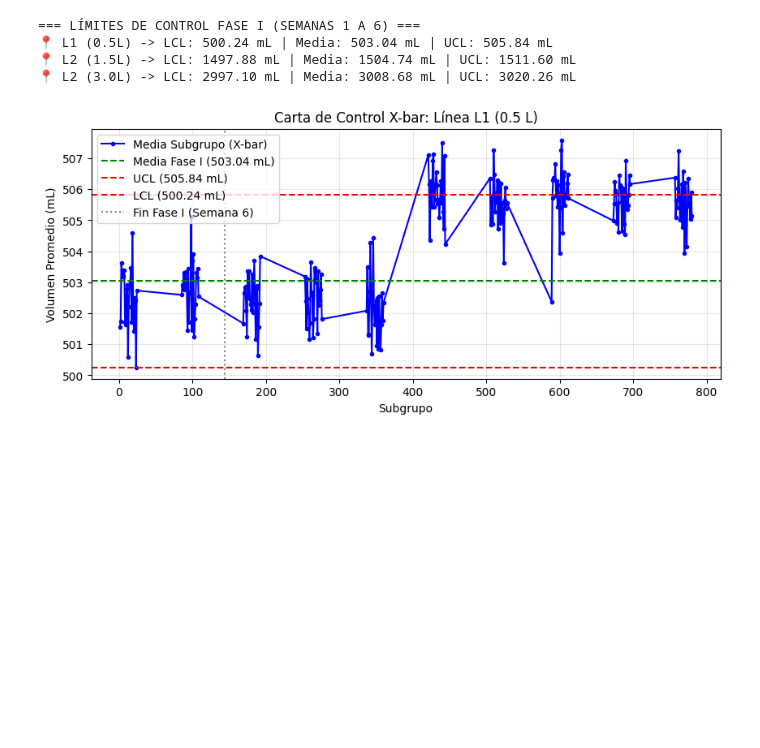
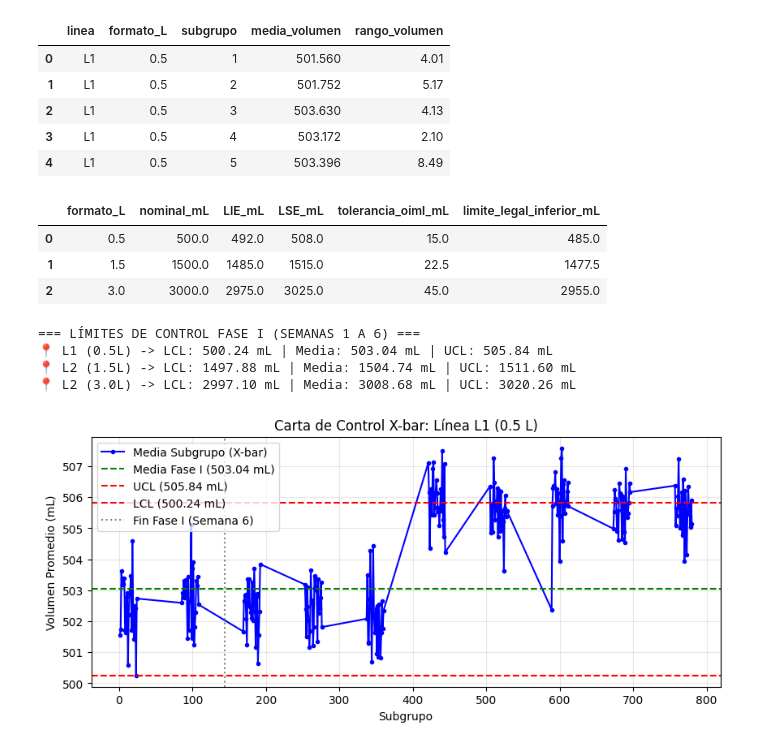
Before and after one commit to tipismaca/Trabajo-Bebidas-del-Maipo-SA, a Jupyter notebook: CasodeEstudio.ipynb, the cells around one changed output. Saved outputs shown, nothing was run; the diff lists cells and outputs as text; code cells hidden in the pictures; blank space fills up the shorter version.

```diff
--- a/CasodeEstudio.ipynb
+++ b/CasodeEstudio.ipynb
@@ -16,6 +16,35 @@ import pandas as pd
 import numpy as np
 import json
 import matplotlib.pyplot as plt
+# %%
+# 1. Definir la ruta base de la carpeta clonada
+ruta_base = 'Trabajo-Bebidas-del-Maipo-SA/Datos_crudos/'
+
+# 2. Leer los archivos CSV sin modificar los datos crudos originales
+df_calidad = pd.read_csv(ruta_base + 'calidad_llenado.csv')
+df_especificaciones = pd.read_csv(ruta_base + 'especificaciones_calidad.csv')
+
+# 3. Agrupar por línea y formato como exige la Parte A
+# Se calcula la media y el rango (máximo - mínimo) para cada subgrupo (n=5)
+resumen_subgrupos = df_calidad.groupby(['linea', 'formato_L', 'subgrupo']).agg(
+    media_volumen=('volumen_mL', 'mean'),
+    rango_volumen=('volumen_mL', lambda x: np.ptp(x)) # np.ptp (peak-to-peak) calcula max - min
+).reset_index()
+
+# Mostrar las primeras filas para verificar que cargó y calculó bien
+display(resumen_subgrupos.head())
+display(df_especificaciones)
+# %% [output]
+|  | linea | formato_L | subgrupo | media_volumen | rango_volumen |
+| 0 | L1 | 0.5 | 1 | 501.560 | 4.01 |
+| 1 | L1 | 0.5 | 2 | 501.752 | 5.17 |
+| 2 | L1 | 0.5 | 3 | 503.630 | 4.13 |
+| 3 | L1 | 0.5 | 4 | 503.172 | 2.10 |
+| 4 | L1 | 0.5 | 5 | 503.396 | 8.49 |
+|  | formato_L | nominal_mL | LIE_mL | LSE_mL | tolerancia_oiml_mL | limite_legal_inferior_mL |
+| 0 | 0.5 | 500.0 | 492.0 | 508.0 | 15.0 | 485.0 |
+| 1 | 1.5 | 1500.0 | 1485.0 | 1515.0 | 22.5 | 1477.5 |
+| 2 | 3.0 | 3000.0 | 2975.0 | 3025.0 | 45.0 | 2955.0 |
 # %%
 # 1. Definir la ruta base
 ruta_base = 'Trabajo-Bebidas-del-Maipo-SA/Datos_crudos/'
```
Also changed, not shown: parts of 2 cells of this notebook.
